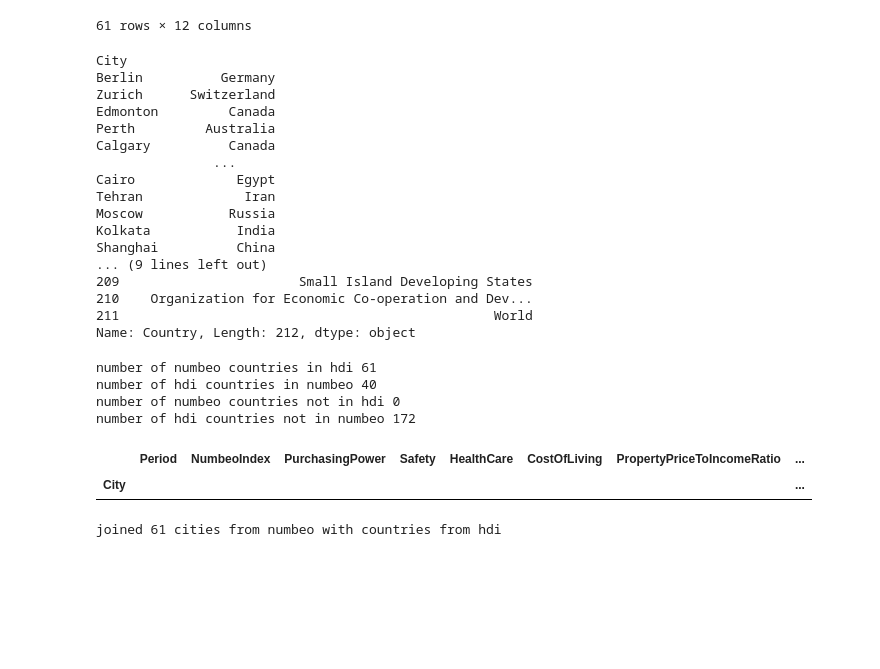
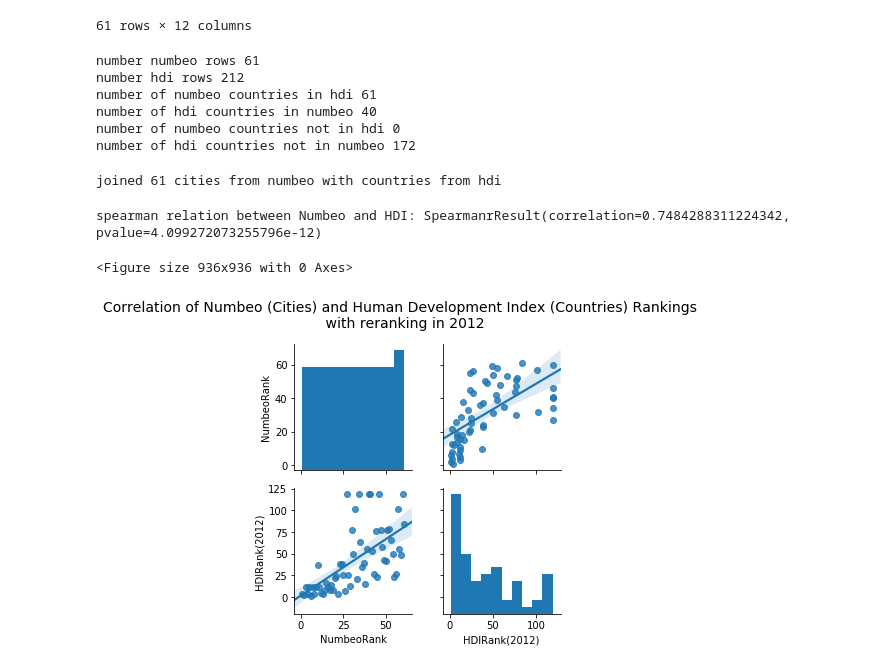
Before and after one commit to helmuthb/data-oriented-programming, a Jupyter notebook: human-development-index.ipynb, the cells around one changed output. Drawn from its saved outputs; the diff is of its cells as text; code cells hidden in the pictures; blank space fills up the shorter version.

Commit message:
numbeo vs hdi OK

```diff
--- a/human-development-index.ipynb
+++ b/human-development-index.ipynb
@@ -19,9 +23,9 @@ hdi.head()
 # %%
 hdi["HDIRank(2012)"] = hdi["2012"].rank(method='dense', ascending=False)
 # convert countries to numbeo notation
-hdi[hdi['Country'] == 'Czechia'] = 'Czech Republic'
-hdi[hdi['Country'] == 'Iran (Islamic Republic of)'] = 'Iran'
-hdi[hdi['Country'] == 'Russian Federation'] = 'Russia'
+hdi.loc[hdi['Country'] == 'Czechia', 'Country'] = 'Czech Republic'
+hdi.loc[hdi['Country'] == 'Iran (Islamic Republic of)', 'Country'] = 'Iran'
+hdi.loc[hdi['Country'] == 'Russian Federation', 'Country'] = 'Russia'
 hdi.head()
 # %% [output]
 |  | HDI Rank (2018) | Country | 1990 | 1991 | 1992 | 1993 | 1994 | 1995 | 1996 | 1997 | ... |
@@ -65,44 +69,35 @@ dfNumbeo2012
 | Kolkata | 2012-Q1 | -74.08 | 49.55 | 27.97 | 19.72 | 32.96 | 15.13 | ... |
 | Shanghai | 2012-Q1 | -76.15 | 40.91 | 56.25 | 34.72 | 58.29 | 37.05 | ... |
 61 rows × 12 columns
-# %%
-print(dfNumbeo2012.Country)
-print(hdi.Country)
-# %% [output]
-City
-Berlin          Germany
-Zurich      Switzerland
-Edmonton         Canada
-Perth         Australia
-Calgary          Canada
-               ...
-Cairo             Egypt
-Tehran             Iran
-Moscow           Russia
-Kolkata           India
-Shanghai          China
-... (9 lines left out)
-209                       Small Island Developing States
-210    Organization for Economic Co-operation and Dev...
-211                                                World
-Name: Country, Length: 212, dtype: object
 # %%
+print(f'number numbeo rows {dfNumbeo2012.shape[0]}')
+print(f'number hdi rows {hdi.shape[0]}')
 print(f'number of numbeo countries in hdi {dfNumbeo2012[dfNumbeo2012.Country.isin(hdi.Country)].shape[0]}')
 print(f'number of hdi countries in numbeo {hdi[hdi.Country.isin(dfNumbeo2012.Country)].shape[0]}')
 print(f'number of numbeo countries not in hdi {dfNumbeo2012[~dfNumbeo2012.Country.isin(hdi.Country)].shape[0]}')
 print(f'number of hdi countries not in numbeo {hdi[~hdi.Country.isin(dfNumbeo2012.Country)].shape[0]}')
 # %% [output]
+number numbeo rows 61
+number hdi rows 212
 number of numbeo countries in hdi 61
 number of hdi countries in numbeo 40
 number of numbeo countries not in hdi 0
 number of hdi countries not in numbeo 172
-# %%
-dfNumbeo2012[~dfNumbeo2012.Country.isin(hdi.Country)]
-# %% [output]
-|  | Period | NumbeoIndex | PurchasingPower | Safety | HealthCare | CostOfLiving | PropertyPriceToIncomeRatio | ... |
-| City |  |  |  |  |  |  |  | ... |
 # %%
 numbeo2012_vs_hdi = pd.merge(dfNumbeo2012, hdi, how='inner', on='Country')
 print(f'joined {numbeo2012_vs_hdi.shape[0]} cities from numbeo with countries from hdi')
 # %% [output]
 joined 61 cities from numbeo with countries from hdi
+# %%
+fig = plt.figure(figsize=(13,13))
+g = sns.pairplot(numbeo2012_vs_hdi.loc[:,['NumbeoRank','HDIRank(2012)']],kind="reg")
+g.fig.suptitle("Correlation of Numbeo (Cities) and Human Development Index (Countries) Rankings \n with reranking in 2012", y=0.97,fontsize=14)
+g.fig.subplots_adjust(top=0.85,left=0.2,bottom=0.1)
+g.fig.savefig('visuals/CorrelationOfNumbeoRanking2012withHDI.png')
+
+spearman_numbeo_hdi_2012 = spearmanr(numbeo2012_vs_hdi.NumbeoRank, numbeo2012_vs_hdi['HDIRank(2012)'])
+print(f'spearman relation between Numbeo and HDI: {spearman_numbeo_hdi_2012}')
+# %% [output]
+spearman relation between Numbeo and HDI: SpearmanrResult(correlation=0.7484288311224342, pvalue=4.099272073255796e-12)
+<Figure size 936x936 with 0 Axes>
+[figure, added]
```
Also changed, not shown: parts of 3 cells of this notebook.
